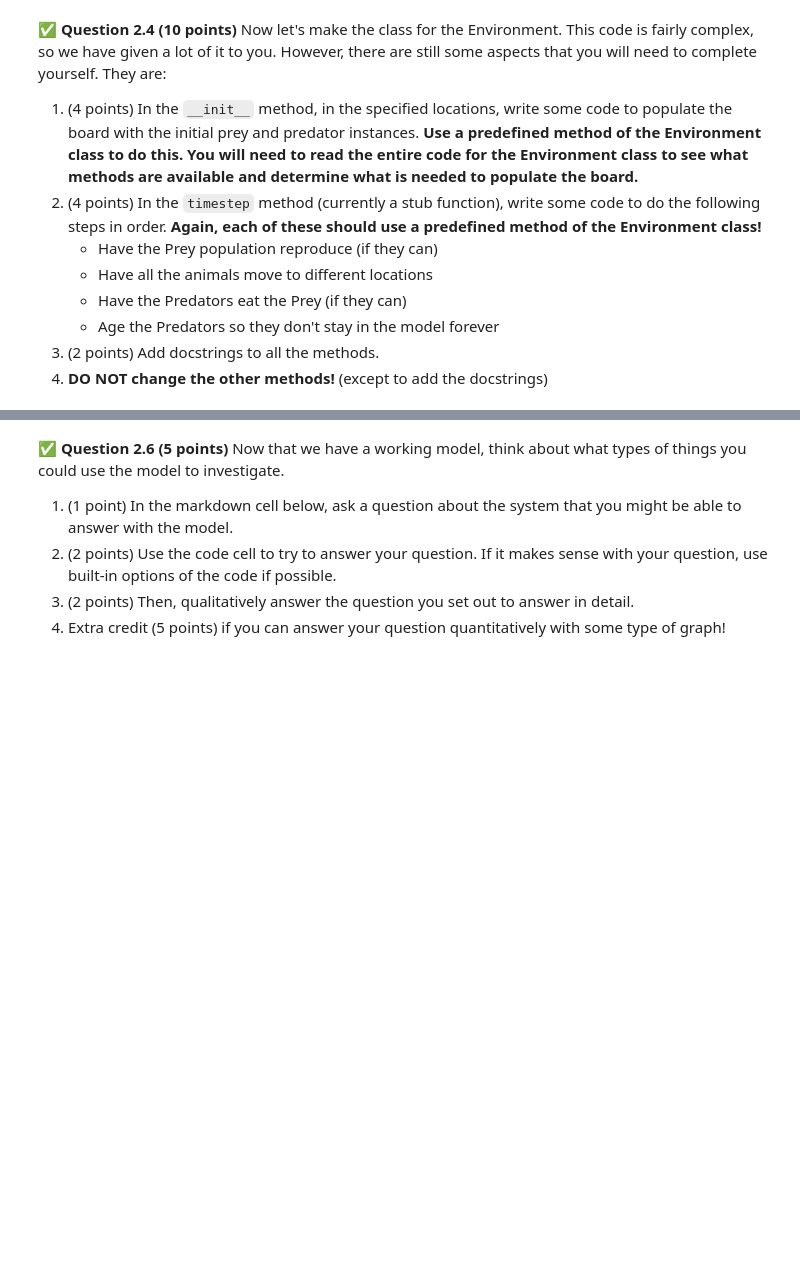
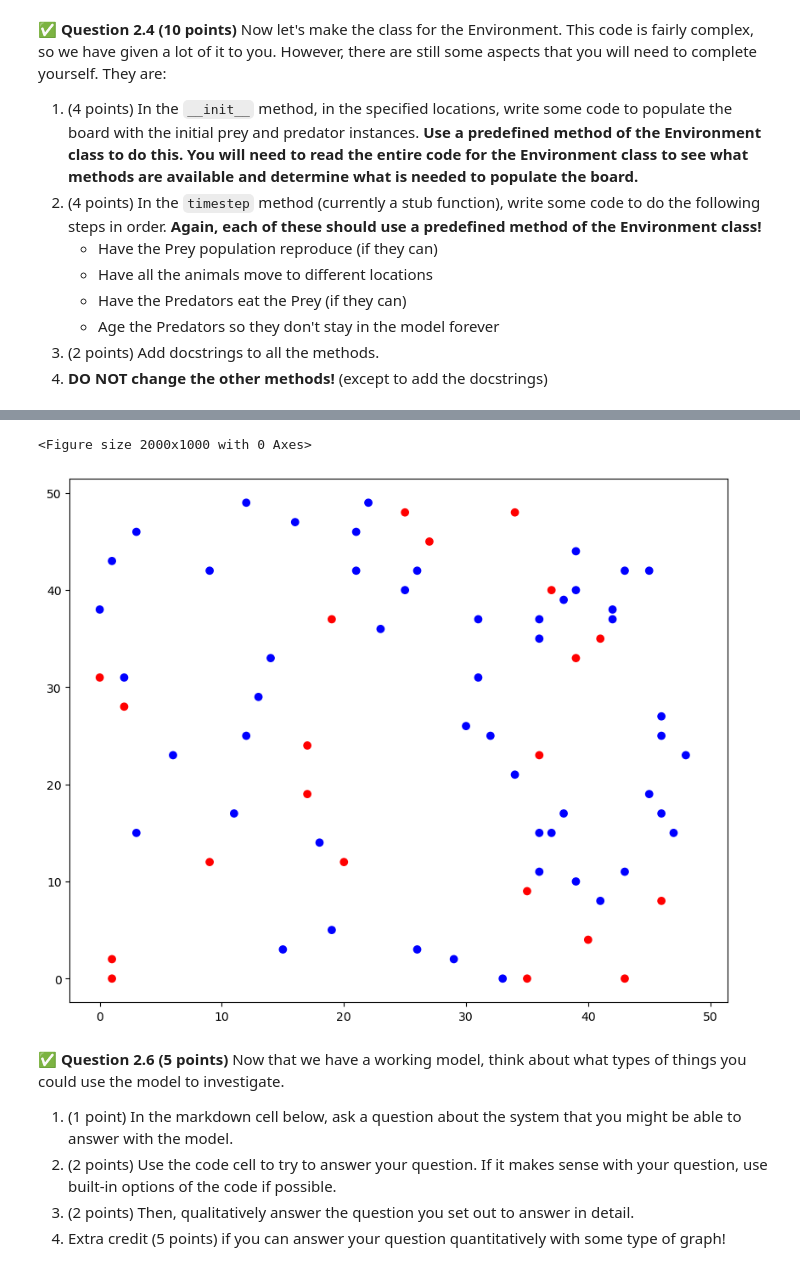
Before and after one commit to zemblak1/CMSE202-s26-turnin, a Jupyter notebook: hw-02/HW-02_ABMandGraphTheory-STUDENT.ipynb, the cells around one changed output, grey strips where cells are left out. Drawn from its saved outputs; the diff is of its cells as text; code cells hidden in the pictures; blank space fills up the shorter version.

```diff
--- a/hw-02/HW-02_ABMandGraphTheory-STUDENT.ipynb
+++ b/hw-02/HW-02_ABMandGraphTheory-STUDENT.ipynb
@@ -192,21 +308,31 @@ class Environment():
 
                 # populate board
                 if newprey and not newpredator:
-                    YYY  # <----------------------------------------------------ADD A PREY INSTANCE HERE!!!
+                    """init prey"""
+                    self.add_animal("Prey", i, j)
                 elif newpredator and not newprey:
-                    YYY  # <----------------------------------------------------ADD A PREDATOR INSTANCE HERE!!!
+                    """init predator"""
+                    self.add_animal("Predator", i, j)
                 # elif newpredator and newprey:
                 #     self.animals[(i,j)] = np.random.choice((1,2))
                 else:
                     self.remove_animal(i,j)
 
     def timestep(self):
-        pass  # <----------------------------------------------------POPULATE THIS!!!
+        """
+        step simulation
+        prey reproduce, move animals, prey eaten, predators age
+        """
+        self.reproduce()
+        self.move_animals()
+        self.eat_animals()
+        self.aging()
 
 
 
 
     def periodic_boundary(self, neighbor_in):
+        """check for boundaries of cells"""
         neighbor_out = neighbor_in
         if neighbor_in[0] < 0:
             neighbor_out[0] += self.size_x
@@ -220,6 +346,7 @@ class Environment():
 
 
     def move_animals(self):
+        """move the animals"""
         new_position_list = []
         for animal in self.animals:
             # print(animal)
@@ -239,6 +366,7 @@ class Environment():
                         # print(animal, new_position)
 
     def eat_animals(self):
+        """predators eat prey"""
         for animal in self.animals:
             if self.animals[animal] is not None:
                 # print('animal')
@@ -267,6 +395,7 @@ class Environment():
 
 
     def reproduce(self):
+        """animals reproduce"""
         new_position_list = []
         for animal in self.animals:
             if self.animals[animal] is not None:
@@ -290,6 +419,7 @@ class Environment():
 
 
     def aging(self):
+        """age predators"""
         for animal in self.animals:
             if self.animals[animal] is not None:
                 if self.animals[animal].get_type() == 'Predator':
@@ -299,6 +429,10 @@ class Environment():
 
 
     def add_animal(self, animal_type, x, y):
+        """
+        create new animal
+        input: animal type and position
+        """
         if animal_type == "Predator":
             self.animals[(x,y)] = Predator(x,y)
         elif animal_type == "Prey":
@@ -307,9 +441,14 @@ class Environment():
             print("invalid animal type!")
 
     def remove_animal(self, x, y):
+        """
+        remove animal
+        input: position
+        """
         self.animals[(x,y)] = None
 
     def plot(self):
+        """plot sim"""
         clear_output(wait=True) # Clear output for dynamic display
         display(fig)            # Reset display
         fig.clear()
@@ -339,14 +496,17 @@ If all goes well, you should see something like this after running the code belo
 <img src="https://raw.githubusercontent.com/msu-cmse-courses/cmse202-supplemental-data/refs/heads/main/images/LV_example_plot.png" width=400px align="center" alt="Image credit: ABM example plot">
 # %%
 fig, ax = plt.subplots(figsize=(20,10))
-XXX # <-----------------  INITIATE AN ENVIRONMENT CLASS HERE
-XXX # <-----------------  PLOT THE INITIAL STATE HERE
+env = Environment(reproduce_likelihood=0.01) # <-----------------  INITIATE AN ENVIRONMENT CLASS HERE
+env.plot() # <-----------------  PLOT THE INITIAL STATE HERE
 
 for i in range(20):
-    XXX # <----------------- ADVANCE THE CODE ONE TIMESTEP HERE
-    time.sleep(1.0)
+    env.timestep() # <----------------- ADVANCE THE CODE ONE TIMESTEP HERE
+    time.sleep(0.0)
     if (i%1==0):
-        XXX # <-----------------  PLOT THE NEW STATE HERE
+        env.plot() # <-----------------  PLOT THE NEW STATE HERE
+# %% [output]
+<Figure size 2000x1000 with 0 Axes>
+[figure, added]
 # %% [markdown]
 &#9989;  **Question 2.6 (5 points)** Now that we have a working model, think about what types of things you could use the model to investigate.
 1. (1 point) In the markdown cell below, ask a question about the system that you might be able to answer with the model.
```
Also changed, not shown: parts of 12 cells of this notebook.
